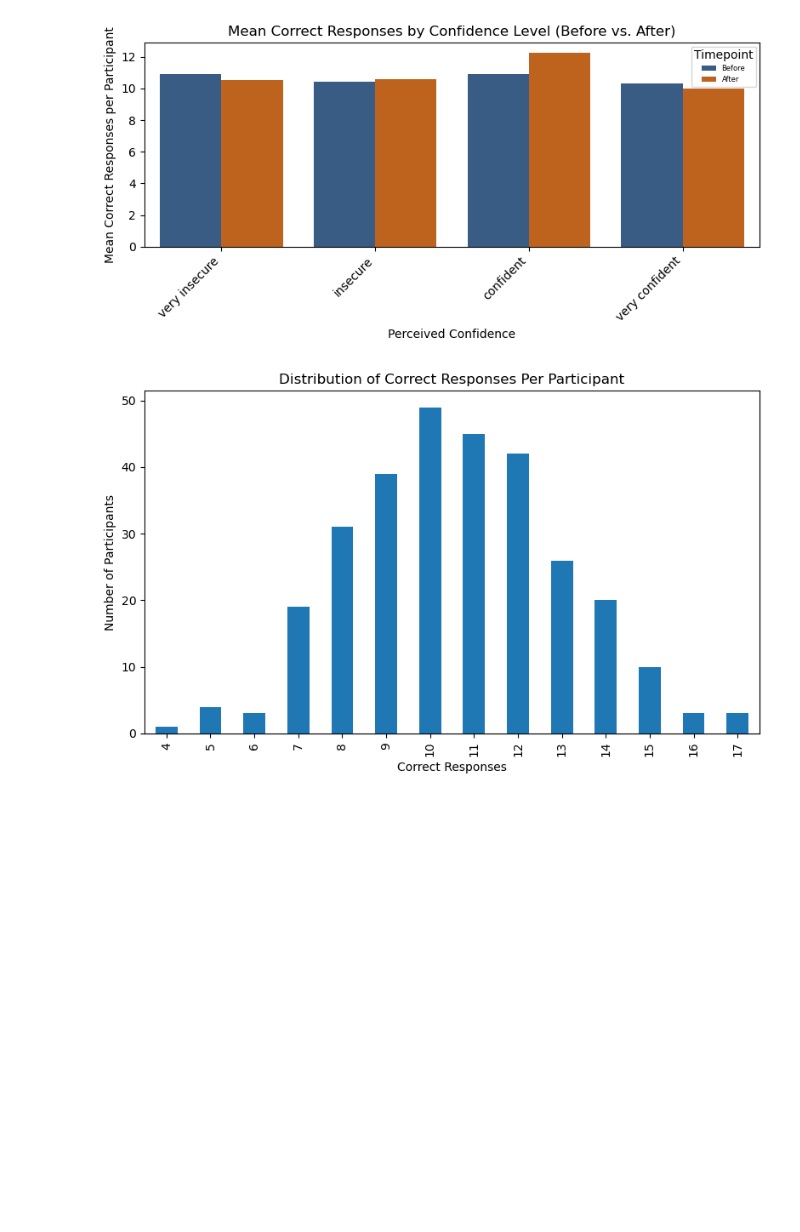
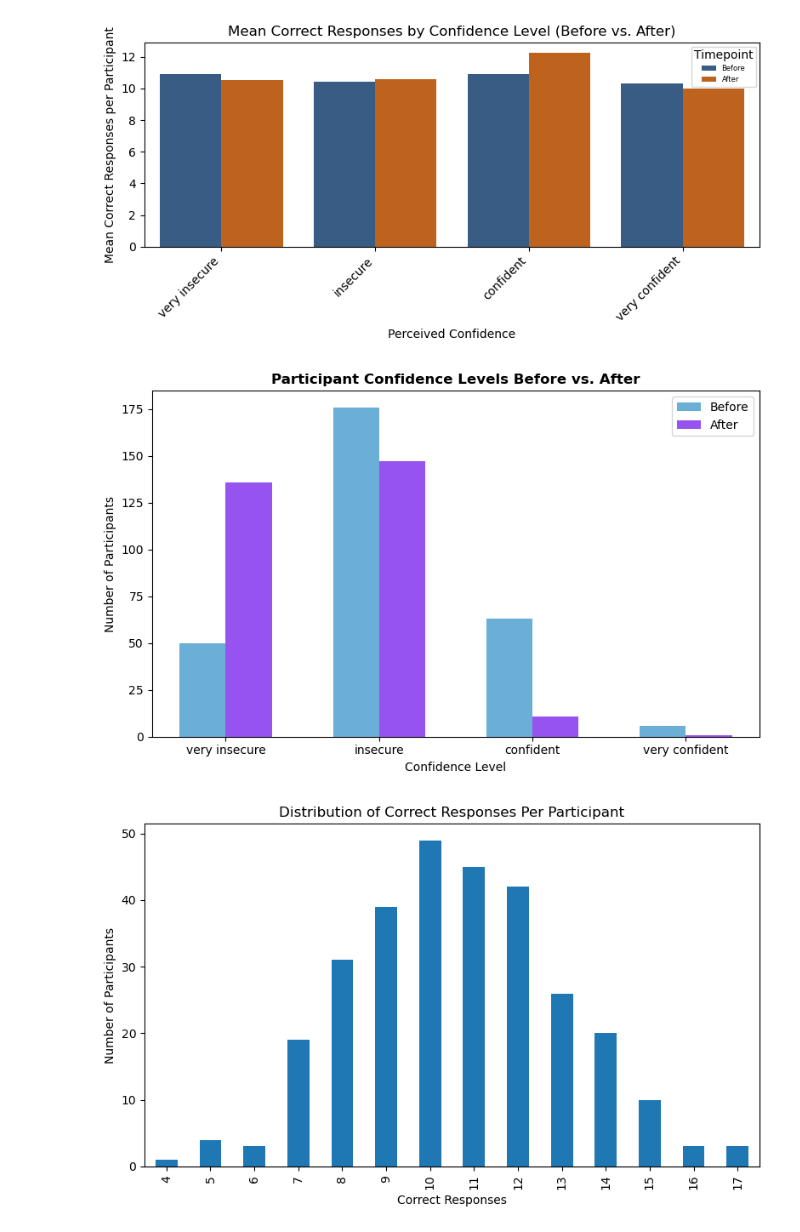
Before and after one commit to jasonvla/bachAndNotagenCorpora, a Jupyter notebook: poster_ICCCM/eval_ICCCM.ipynb, the cells around one changed output. Saved outputs shown, nothing was run; the diff lists cells and outputs as text; code cells hidden in the pictures; blank space fills up the shorter version.

```diff
--- a/poster_ICCCM/eval_ICCCM.ipynb
+++ b/poster_ICCCM/eval_ICCCM.ipynb
@@ -438,6 +429,55 @@ plt.legend(title="Timepoint", fontsize=6)
 plt.show()
 # %% [output]
 [figure]
+# %%
+# ==========================
+# CONFIDENCE BEFORE VS AFTER
+# ==========================
+
+df = pd.read_csv("ai_chorales.csv")
+
+# normalize & map labels
+translation = {"sehr unsicher": "very insecure",
+               "unsicher":"insecure",
+               "sicher":"confident",
+               "sehr sicher":"very confident"}
+
+categories = ["very insecure", "insecure", "confident", "very confident"]
+
+unique_participants = df.drop_duplicates(subset=["participant_id"]).copy()
+
+for col in ["confidence_before", "confidence_after"]:
+    unique_participants[col] = unique_participants[col].astype(str).str.strip().str.lower().map(translation)
+
+summary = pd.DataFrame(
+    {
+        "Before": unique_participants["confidence_before"].value_counts(),
+        "After": unique_participants["confidence_after"].value_counts()
+    }
+).reindex(["very insecure", "insecure", "confident", "very confident"])
+
+x = np.arange(len(categories))
+width = 0.3
+
+fig, ax = plt.subplots(figsize=(8, 5))
+
+
+ax.bar(x - width / 2, summary["Before"], width, label="Before", color="#6baed6")
+ax.bar(x + width / 2, summary["After"], width, label="After", color="#9753f0")
+
+ax.set_title(
+    "Participant Confidence Levels Before vs. After", fontweight="bold"
+)
+ax.set_xlabel("Confidence Level")
+ax.set_ylabel("Number of Participants")
+ax.set_xticks(x)
+ax.set_xticklabels(categories)
+ax.legend()
+
+plt.tight_layout()
+plt.show()
+# %% [output]
+[figure, added]
 # %%
 # =================================================
 # DISTRIBUTION OF CORRECT RESPONSES PER PARTICIPANT
```
Also changed, not shown: parts of 1 cell of this notebook.
